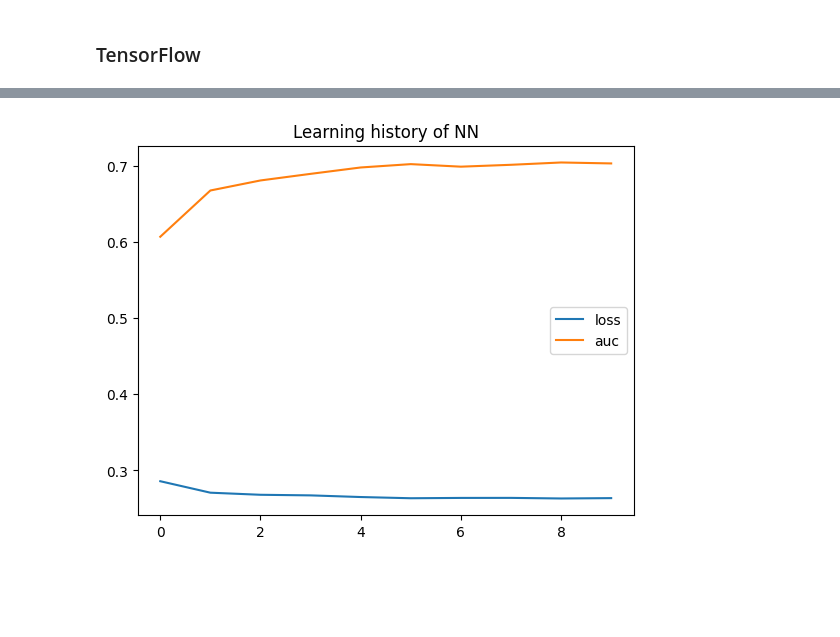
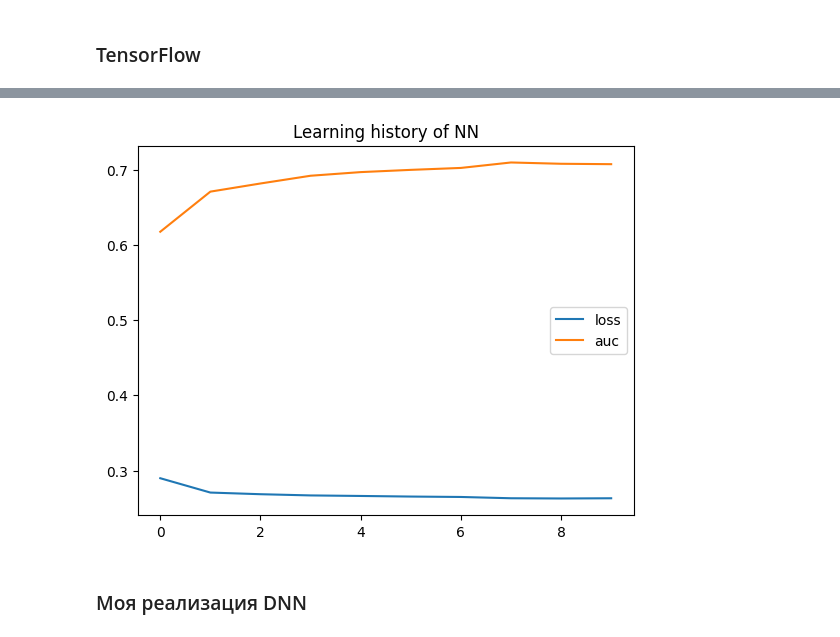
Before and after one commit to aimustaev/churn, a Jupyter notebook: main.ipynb, the cells around one changed output, grey strips where cells are left out. Saved outputs shown, nothing was run; the diff lists cells and outputs as text; code cells hidden in the pictures; blank space fills up the shorter version.

```diff
--- a/main.ipynb
+++ b/main.ipynb
@@ -668,8 +675,10 @@ res_table.append({
 # %%
 plt.title('Learning history of NN')
 plt.plot(TFHistory.history['loss'], label='loss')
-plt.plot(TFHistory.history['auc_4'], label='auc')
+plt.plot(TFHistory.history['auc'], label='auc')
 plt.legend()
 plt.show()
 # %% [output]
-[figure, old version]
+[figure, new version]
+# %% [markdown]
+### Моя реализация DNN
```
Also changed, not shown: parts of 27 cells of this notebook, 3 other files.
